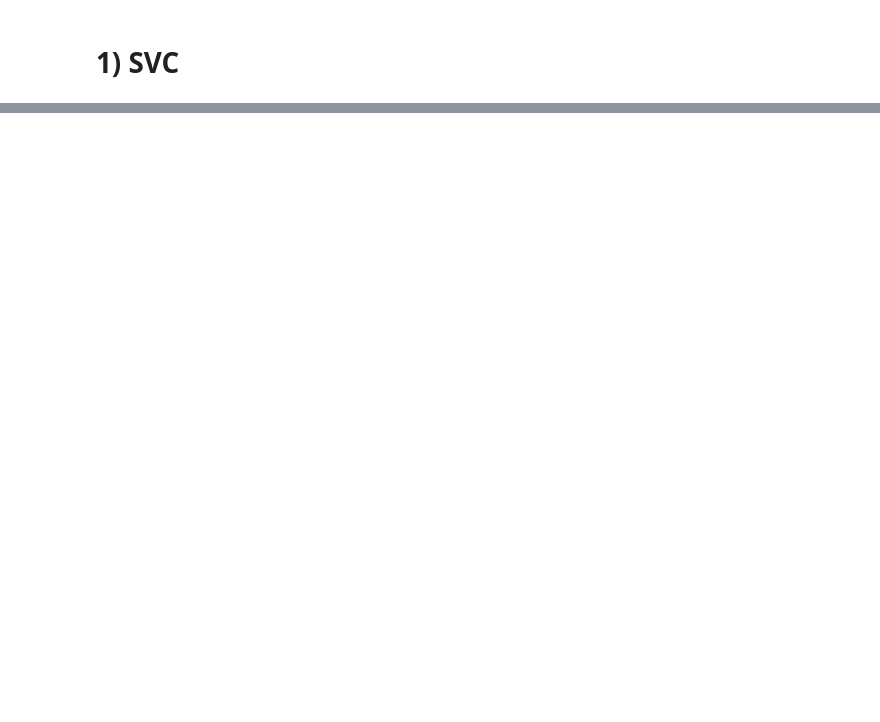
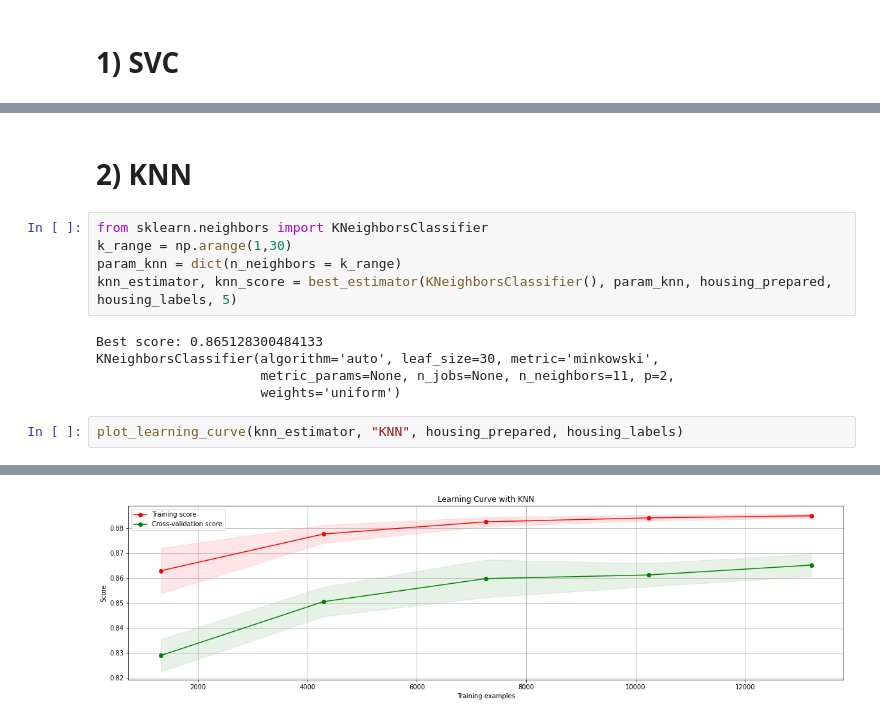
Before and after one commit to trungphan9x/ML_project1, a Jupyter notebook: trung_colab.ipynb, the cells around one changed output, grey strips where cells are left out. Cells and saved outputs as stored; diff of their text form; blank space fills up the shorter version.

Commit message:
added 6 classifiers

```diff
--- a/trung_colab.ipynb
+++ b/trung_colab.ipynb
@@ -572,0 +576,15 @@ plot_validation_curve(svc_estimator, "SVC", housing_prepared, housing_labels, pa
+# %% [markdown]
+# 2) KNN
+# %%
+from sklearn.neighbors import KNeighborsClassifier
+k_range = np.arange(1,30)
+param_knn = dict(n_neighbors = k_range)
+knn_estimator, knn_score = best_estimator(KNeighborsClassifier(), param_knn, housing_prepared, housing_labels, 5)
+# %% [output]
+Best score: 0.865128300484133
+KNeighborsClassifier(algorithm='auto', leaf_size=30, metric='minkowski',
+                     metric_params=None, n_jobs=None, n_neighbors=11, p=2,
+                     weights='uniform')
+# %%
+plot_learning_curve(knn_estimator, "KNN", housing_prepared, housing_labels)
+# %% [output]
@@ -572,0 +592 @@ plot_validation_curve(svc_estimator, "SVC", housing_prepared, housing_labels, pa
+[figure, added]
```
Also changed, not shown: parts of 23 cells of this notebook.
